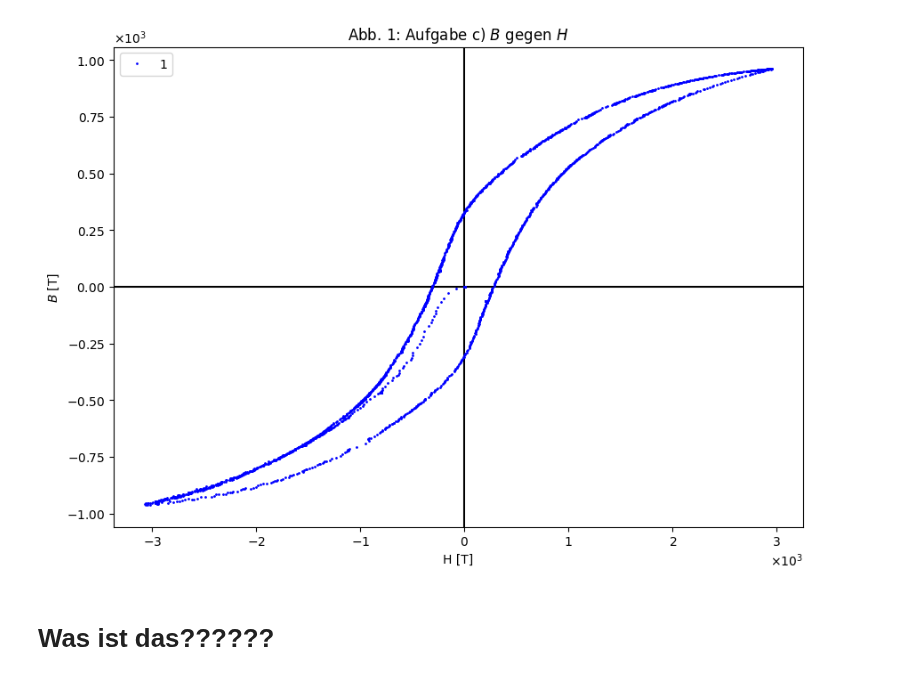
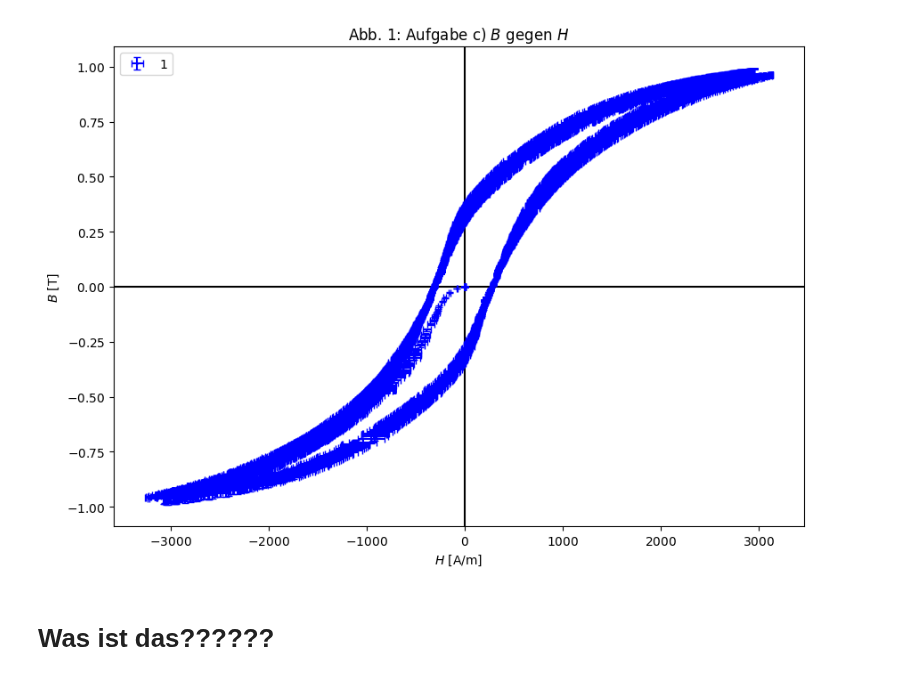
Before and after one commit to Patrixon0/data-analysis-plotting-tool, a Jupyter notebook: P2/Theo_Patrick/240/240_main.ipynb, the cells around one changed output. Drawn from its saved outputs; the diff is of its cells as text; code cells hidden in the pictures.

```diff
--- a/P2/Theo_Patrick/240/240_main.ipynb
+++ b/P2/Theo_Patrick/240/240_main.ipynb
@@ -108,29 +108,29 @@ Auswertung abgeschlossen. Ergebnisse wurden in 'a_for_process_plot.txt' gespeich
 # %%
 geraden_fit(
     exp_nr='',
     file_n='a_for_process_plot.txt',
     title=r'Abb. 1: Aufgabe c) $B$ gegen $H$',
     y_label=r'$B$ [T]',
-    x_label='H [T]',
+    x_label=r'$H$ [A/m]',
     save=True,
     length=10,
     height=7,
     x_axis=0,
     y_axis=0,
     #x_major_ticks=0.001,   # Hauptticks alle 10 Einheiten
     #x_minor_ticks=0.0002,    # Nebenticks alle 1 Einheit
     #y_major_ticks=1000000,
     #y_minor_ticks=200000,
     legendlocation='best',
     # y_labels=['$R$'],  # Provide labels for each dataset
     # y_markers=['o'],       # Optional: specify markers
     y_colors=['blue'], # Optional: specify colors
     x_decimal_places=0,
     y_decimal_places=1,
-    plot_errors = False,
+    plot_errors = True,
     size = 1
 )
 # %% [output]
-[figure, old version]
+[figure, new version]
 # %% [markdown]
 # Was ist das??????
```
Also changed, not shown: parts of 2 cells of this notebook, 4 other files.
